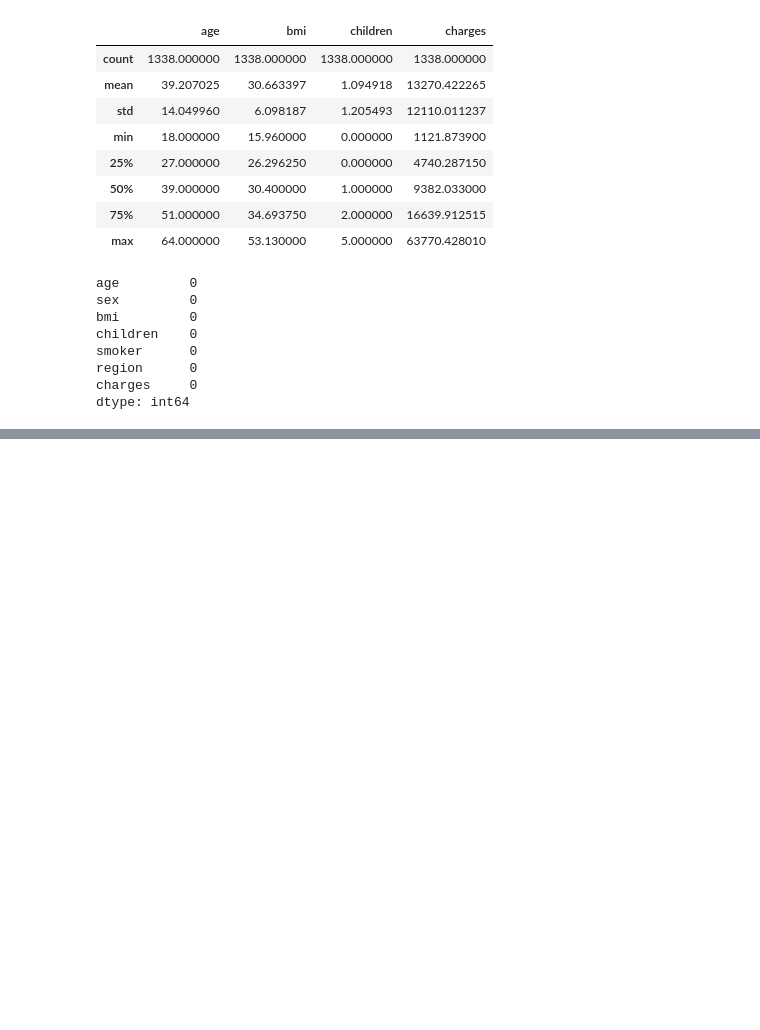
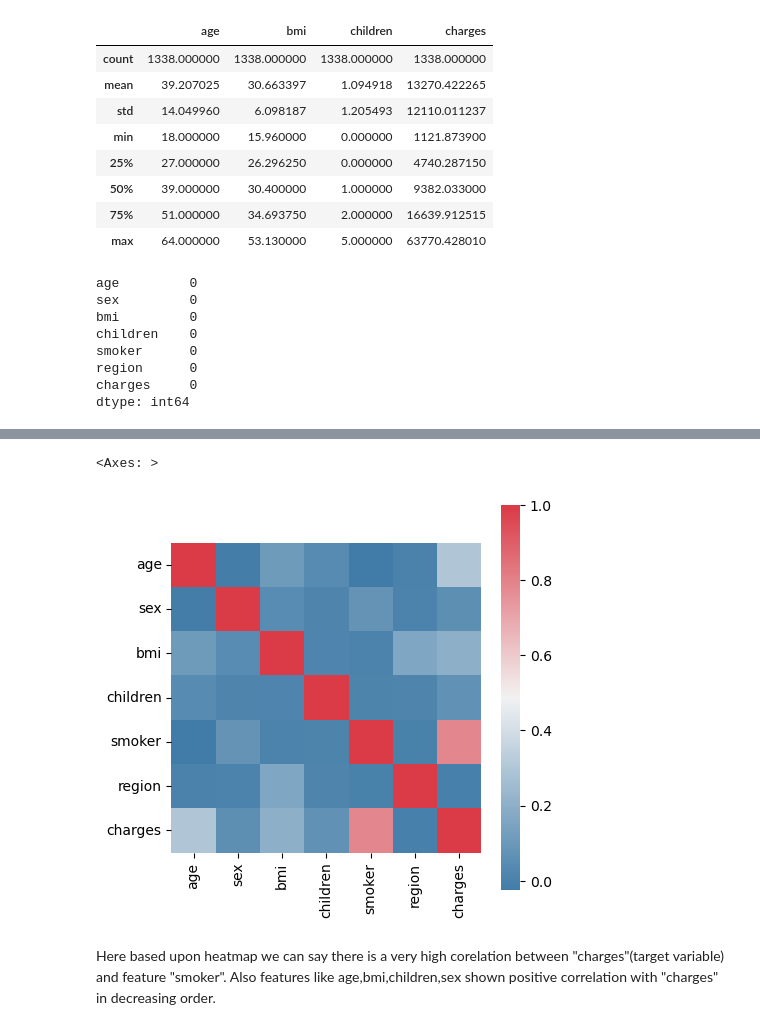
Before and after one commit to BhaveshDwaram/Medical-Insurance--Cost-Prediction, a Jupyter notebook: Medical Insurance Cost Prediction.ipynb, the cells around one changed output, grey strips where cells are left out. Cells and saved outputs as stored; diff of their text form; code cells hidden in the pictures; blank space fills up the shorter version.

Commit message:
Done data preprocessing started data analysis

```diff
--- a/Medical Insurance Cost Prediction.ipynb
+++ b/Medical Insurance Cost Prediction.ipynb
@@ -97,0 +106,15 @@ dtype: int64
+# %%
+from sklearn.preprocessing import LabelEncoder
+label_encoder=LabelEncoder()
+
+# encoding feature "sex" into numeric values
+label_encoder.fit(insurance_dataframe.sex.drop_duplicates())
+insurance_dataframe.sex=label_encoder.transform(insurance_dataframe.sex)
+
+# encoding feature "smoker" into numeric values
+label_encoder.fit(insurance_dataframe.smoker.drop_duplicates())
+insurance_dataframe.smoker=label_encoder.transform(insurance_dataframe.smoker)
+
+# encoding feature "region" into numeric values
+label_encoder.fit(insurance_dataframe.region.drop_duplicates())
+insurance_dataframe.region=label_encoder.transform(insurance_dataframe.region)
@@ -97,0 +195,10 @@ dtype: int64
+# %%
+# printing the heat map which shows the total correlation in a graphical form
+f,ax=plt.subplots(figsize=(5,5))
+correlation=insurance_dataframe.corr()
+sns.heatmap(correlation,mask=np.zeros_like(correlation),cmap=sns.diverging_palette(240,10,as_cmap=True),square=True,ax=ax)
+# %% [output]
+<Axes: >
+[figure, added]
+# %% [markdown]
+Here based upon heatmap we can say there is a very high corelation between "charges"(target variable) and feature "smoker". Also features like age,bmi,children,sex shown positive correlation with "charges" in decreasing order.
```
Also changed, not shown: parts of 12 cells of this notebook.
